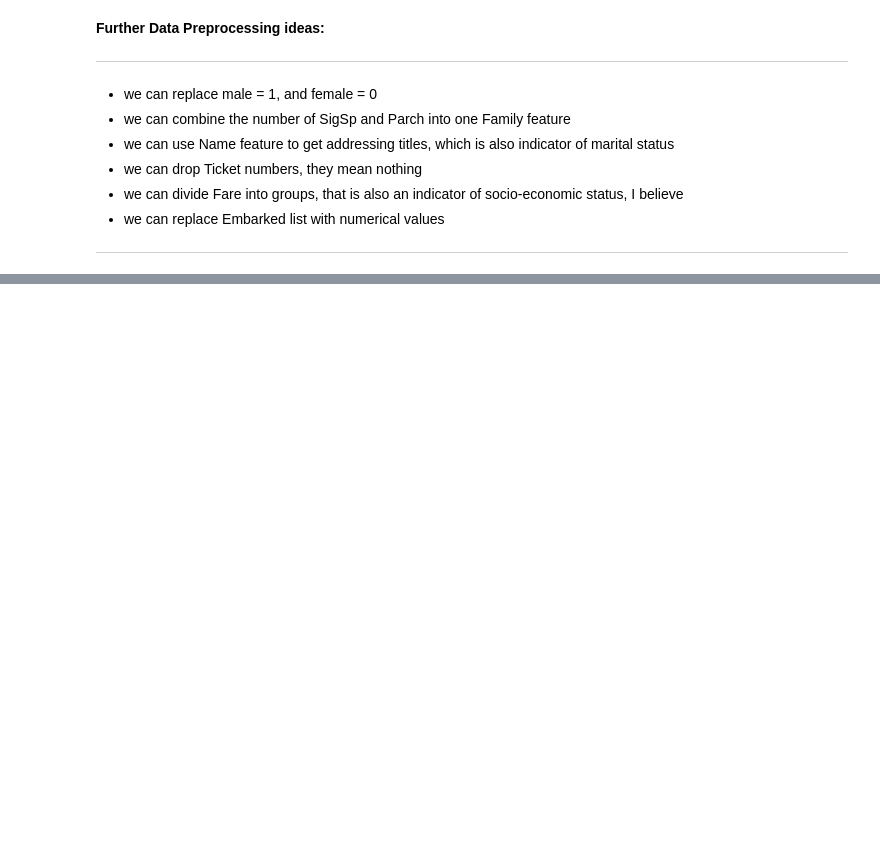
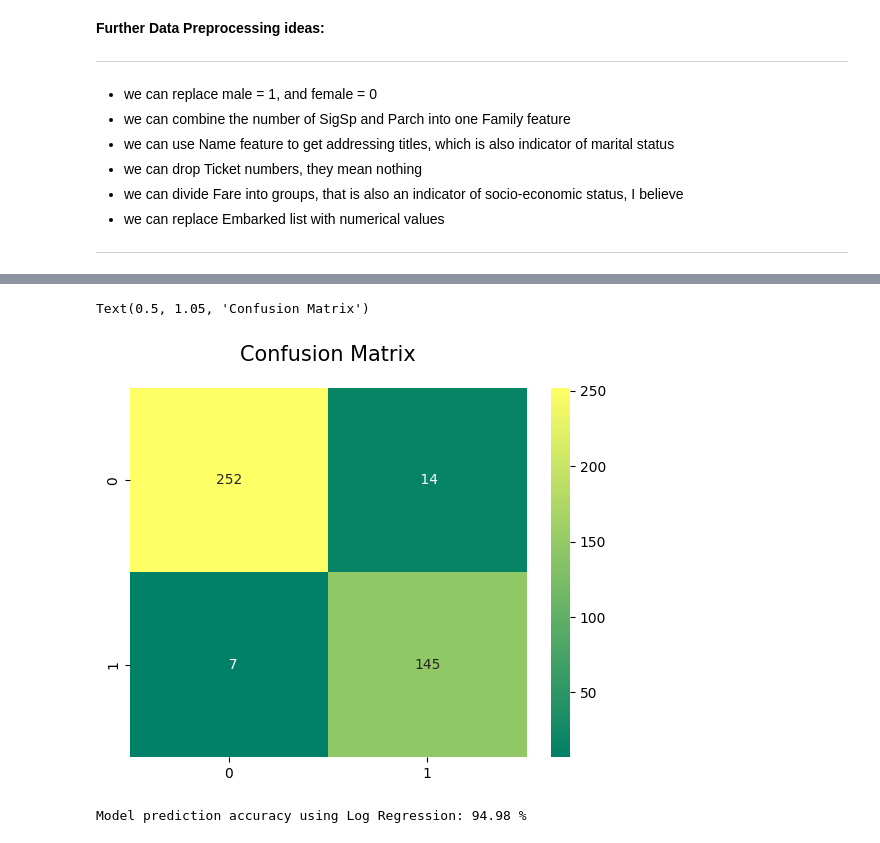
Before and after one commit to aikesha/Predict-Titanic-Survival-Kaggle-Competition, a Jupyter notebook: EDA_prediction.ipynb, the cells around one changed output, grey strips where cells are left out. Drawn from its saved outputs; the diff is of its cells as text; code cells hidden in the pictures; blank space fills up the shorter version.

Commit message:
Model prediction with Logistic Regression | 95%

```diff
--- a/EDA_prediction.ipynb
+++ b/EDA_prediction.ipynb
@@ -369,0 +398,8 @@ def Preprocess(data):
+# %%
+y_test = df_test[['Survived']]
+df_test = df_test.drop(columns='Survived')
+X_test = df_test
+# %%
+X_train = df_train.drop('Survived', axis=1)
+y_train = df_train['Survived']
+print(len(X_train))
@@ -369,0 +408,3 @@ def Preprocess(data):
+# %%
+log_reg_model=LogisticRegression(solver='liblinear')
+log_reg_model.fit(X_train,y_train)
@@ -369,0 +413,4 @@ def Preprocess(data):
+# %%
+y_pred = log_reg_model.predict(X_test)
+print("Survived:", sum(y_pred!=0))
+print("NOT Survived:", sum(y_pred==0))
@@ -369,0 +431,11 @@ def Preprocess(data):
+# %%
+confusion_matrix(y_test, y_pred)
+sns.heatmap(confusion_matrix(y_test, y_pred), annot=True, fmt='3.0f', cmap="summer")
+plt.title('Confusion Matrix', y=1.05, size=15)
+# %% [output]
+Text(0.5, 1.05, 'Confusion Matrix')
+[figure, added]
+# %%
+print('Model prediction accuracy using Log Regression:', round(accuracy_score(y_test, y_pred), 4)*100, '%')
+# %% [output]
+Model prediction accuracy using Log Regression: 94.98 %
```
Also changed, not shown: parts of 11 cells of this notebook, 1 other file.
